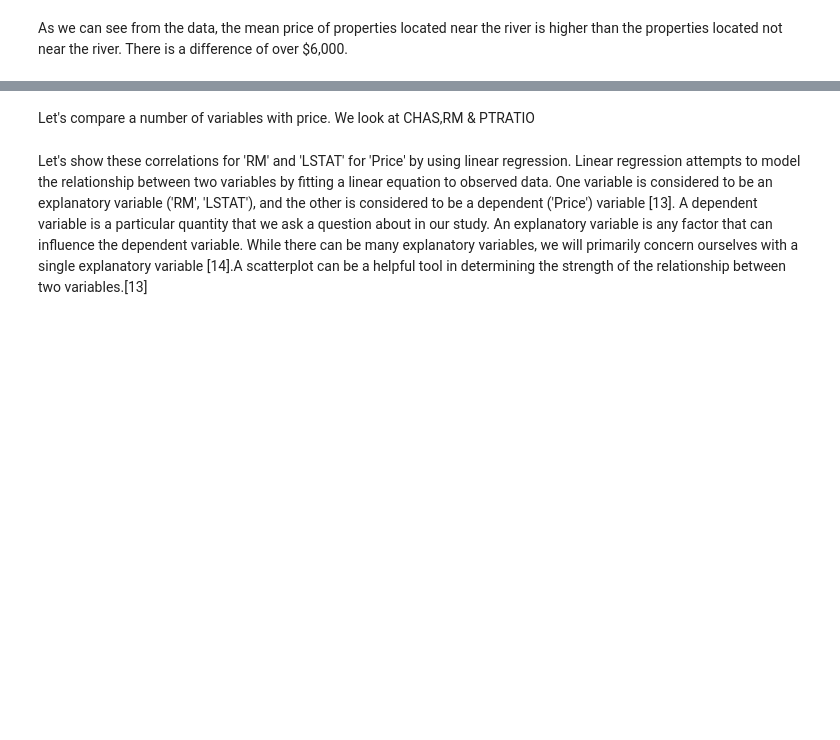
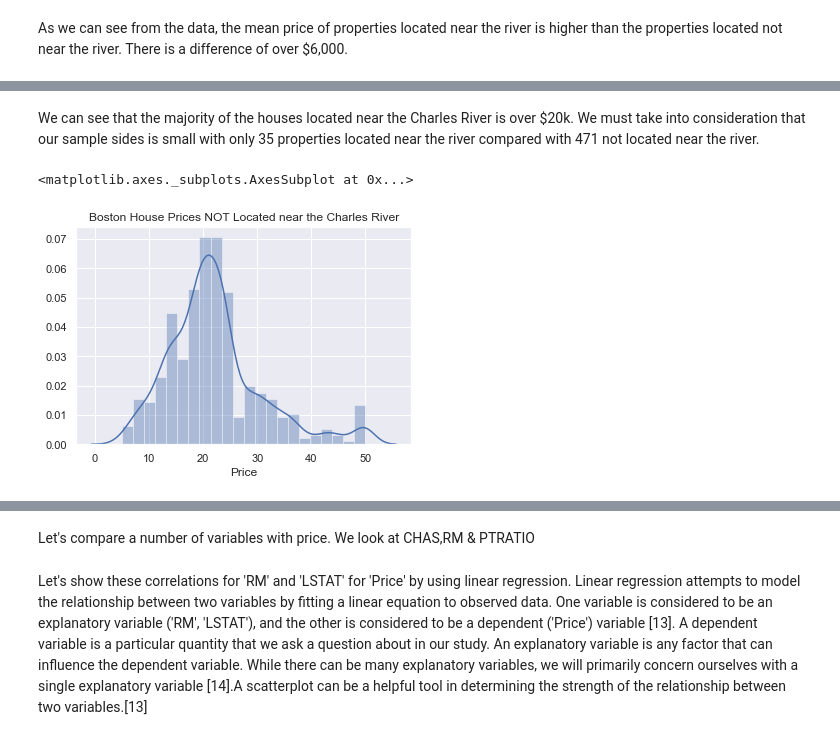
Before and after one commit to JohnADeady/ML-S-Project, a Jupyter notebook: Boston House Prices.ipynb, the cells around one changed output, grey strips where cells are left out. Cells and saved outputs as stored; diff of their text form; code cells hidden in the pictures; blank space fills up the shorter version.

```diff
--- a/Boston House Prices.ipynb
+++ b/Boston House Prices.ipynb
@@ -190,0 +203,11 @@ ttest lectures
+# %% [markdown]
+We can see that the majority of the houses located near the Charles River is over $20k. We must take into consideration that our sample sides is small with only 35 properties located near the river compared with 471 not located near the river.
+# %%
+# Title
+plt.title("Boston House Prices NOT Located near the Charles River")
+
+#Print plot
+sns.distplot(NOCR)
+# %% [output]
+<matplotlib.axes._subplots.AxesSubplot at 0x...>
+[figure, added]
```
Also changed, not shown: parts of 49 cells of this notebook.
